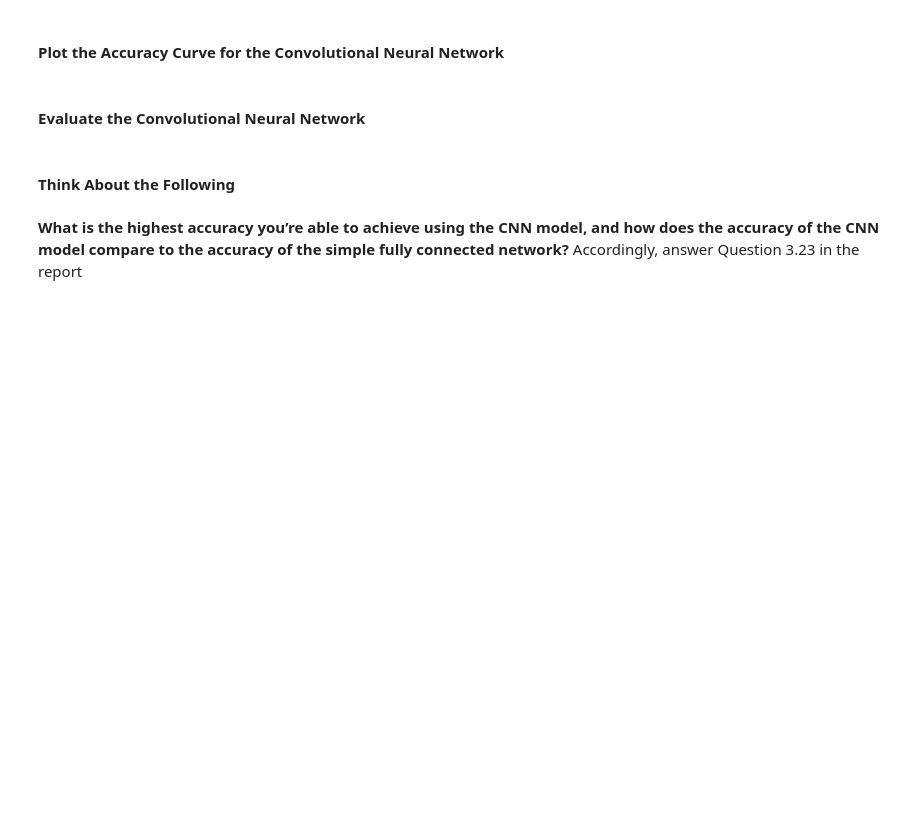
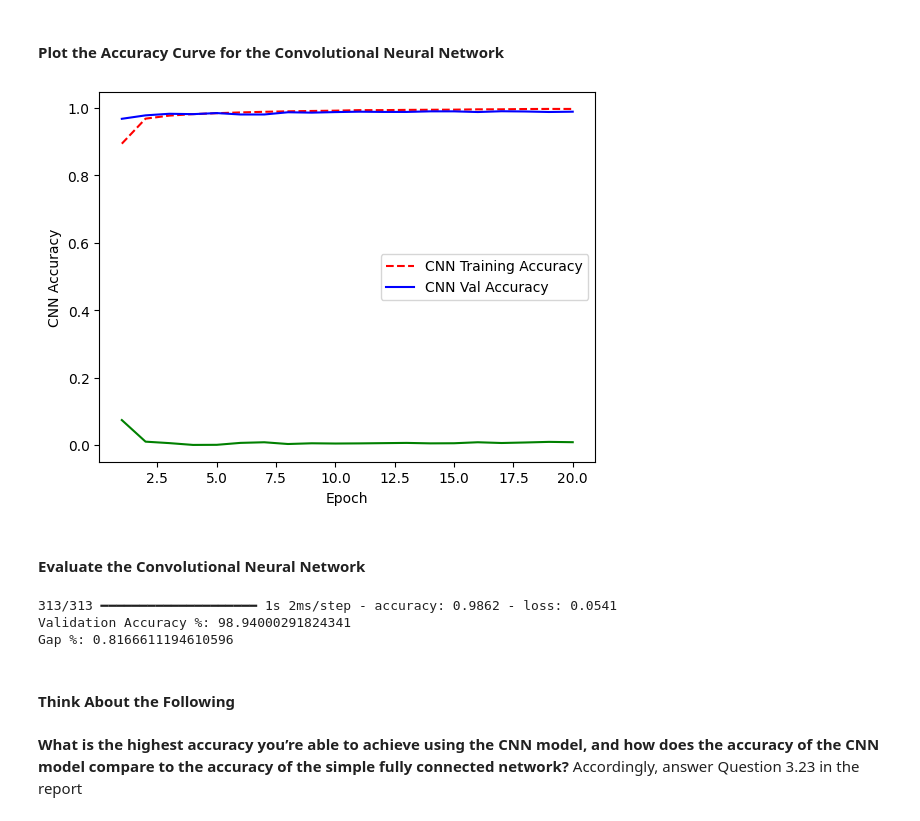
Before and after one commit to Ahmed-Fawzy14/Advanced-Machine-Learning, a Jupyter notebook: Labs/lab2/lab2.ipynb, the cells around one changed output. Saved outputs shown, nothing was run; the diff lists cells and outputs as text; code cells hidden in the pictures; blank space fills up the shorter version.

```diff
--- a/Labs/lab2/lab2.ipynb
+++ b/Labs/lab2/lab2.ipynb
@@ -671,26 +934,37 @@ cnn_hist = cnn_model.fit(train_images, train_labels, validation_data=(val_images
 # %%
 # Get training and validation accuracy histories
 training_acc = cnn_hist.history['accuracy']
 val_acc = cnn_hist.history['val_accuracy']
 
 # Create count of the number of epochs
 epoch_count = range(1, EPOCHS + 1)
 
+gap = []
+for tr, vl in zip(training_acc, val_acc):
+  gap.append(abs(tr - vl))
+
 # Visualize accuracy history
 plt.figure()
 plt.plot(epoch_count, training_acc, 'r--')
 plt.plot(epoch_count, val_acc, 'b-')
+plt.plot(epoch_count, gap, 'g')
 plt.legend(['CNN Training Accuracy', 'CNN Val Accuracy'])
 plt.xlabel('Epoch')
 plt.ylabel('CNN Accuracy')
 plt.show()
+# %% [output]
+[figure, added]
 # %% [markdown]
 #### Evaluate the Convolutional Neural Network
 # %%
 val_loss, val_acc = cnn_model.evaluate(val_images, val_labels)
 
-print('Validation Accuracy:', val_acc*100)
-print('Gap:', gap[-1]*100)
+print('Validation Accuracy %:', val_acc*100)
+print('Gap %:', gap[-1]*100)
+# %% [output]
+313/313 ━━━━━━━━━━━━━━━━━━━━ 1s 2ms/step - accuracy: 0.9862 - loss: 0.0541
+Validation Accuracy %: 98.94000291824341
+Gap %: 0.8166611194610596
 # %% [markdown]
 #### Think About the Following
 # %% [markdown]
```
Also changed, not shown: parts of 5 cells of this notebook.
